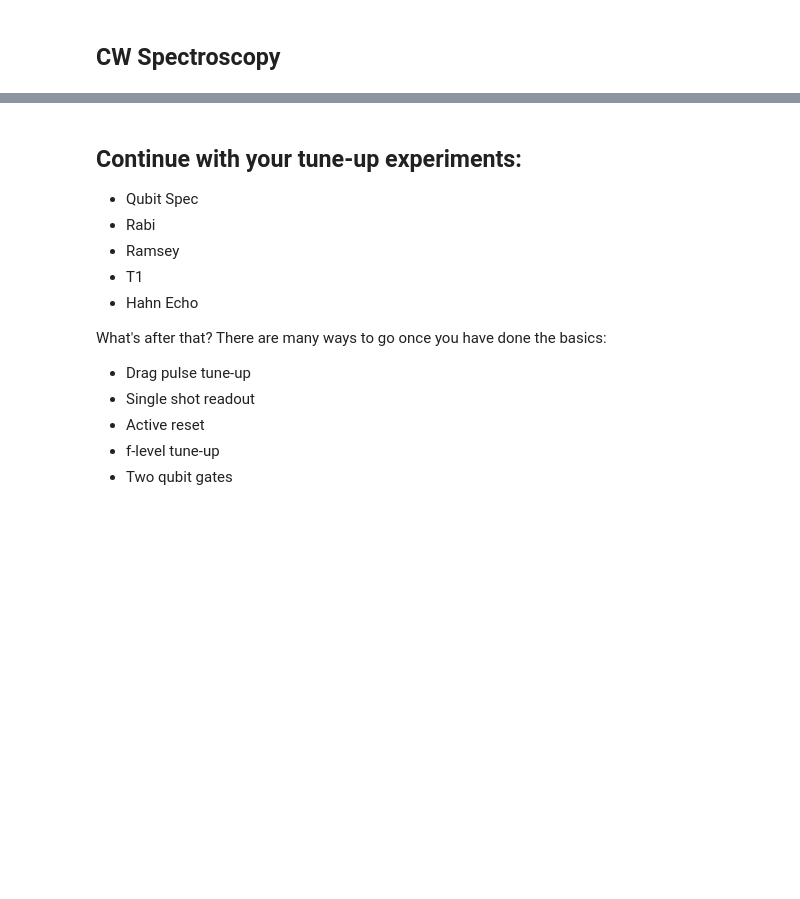
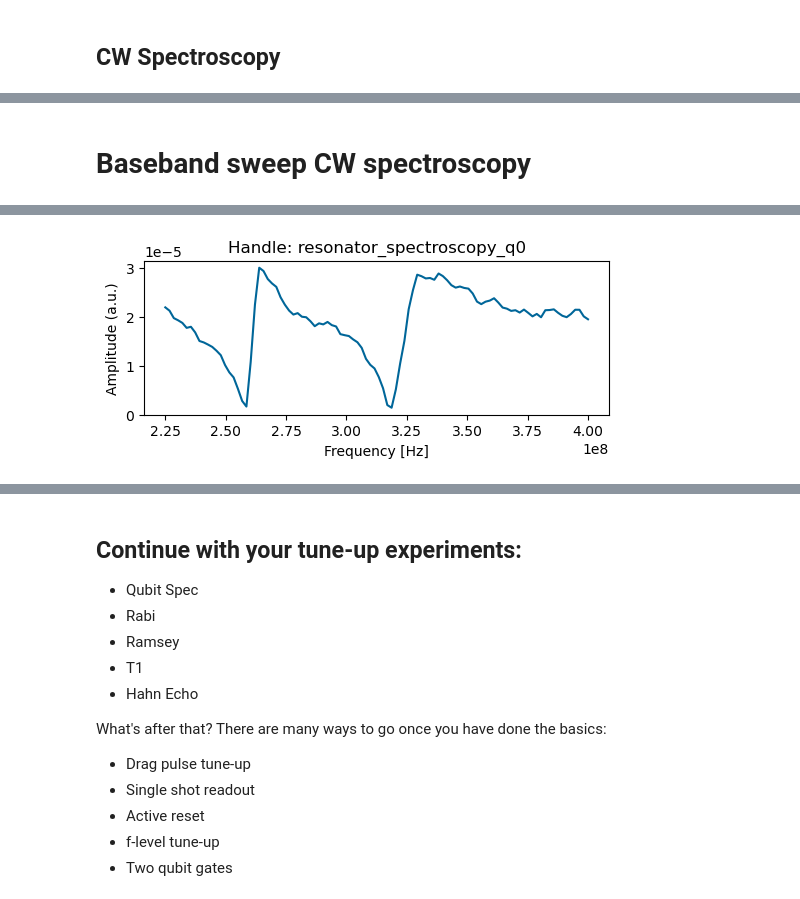
Before and after one commit to ngchihuan/Tune_up_scripts, a Jupyter notebook: Tune_Up_Active_Reset.ipynb, the cells around one changed output, grey strips where cells are left out. Cells and saved outputs as stored; diff of their text form; code cells hidden in the pictures; blank space fills up the shorter version.

```diff
--- a/Tune_Up_Active_Reset.ipynb
+++ b/Tune_Up_Active_Reset.ipynb
@@ -96,7 +128,7 @@ ryaml = YAML()
 # %% [markdown]
 ### Emulation Mode
 # %%
-emulate = True
+emulate = False
 # %% [markdown]
 ### Database Set-up
 # %%
@@ -126,11 +169,3 @@ descriptor = ryaml.load(descriptor_file)
-# %%
-# define the DeviceSetup from descriptor - additionally include information on the dataserver used to connect to the instruments
-demo_setup = DeviceSetup.from_yaml(
-    filepath="./Descriptors/test_descriptor.yaml",
-    server_host="ip_address",
-    server_port="8004",
-    setup_name="test",
-)
 # %% [markdown]
 ### Apply Calibration from File
 # %%
@@ -191,21 +214,9 @@ def integration_kernel(qubit):
 # %% [markdown]
 ## CW Spectroscopy
-# %%
-# define sweep parameter
-def create_freq_sweep(
-    id, start_freq, stop_freq, num_points, axis_name="Frequency [Hz]"
-):
-    return LinearSweepParameter(
-        uid=f"frequency_sweep_{id}",
-        start=start_freq,
-        stop=stop_freq,
-        count=num_points,
-        axis_name=axis_name,
-    )
 # %%
 cw_spectroscopy_exp = resonator_spectroscopy_parallel_CW_full_range(
-    transmon_list[::6],
-    create_freq_sweep("outer", 1e9, 8e9, 8),
+    transmon_list,
+    create_freq_sweep("outer", 6e9, 8e9, 3),
     create_freq_sweep("inner", -500e6, 500e6, 1001),
 )
 
@@ -223,13 +248,16 @@ plt.plot(full_sweep, np.array(flatten([data for data in full_data])))
 # %%
 save_results(demo_results_db, cw_spectroscopy_results, "cw_spec_results", "full_sweep")
+# %% [markdown]
+# Baseband sweep CW spectroscopy
 # %%
 single_cw = resonator_spectroscopy_single(
     transmon_list[0],
-    create_freq_sweep(f"{transmon_list[0].uid}_sweep", 0, 100e6, 1000),
-    measure_range=-10,
-    acquire_range=-10,
-    # set_lo=True,
-    # lo_freq=freq,
+    create_freq_sweep(f"{transmon_list[0].uid}_sweep", 225e6, 400e6, 100),
+    measure_range=-25,
+    acquire_range=-5,
 )
+session.connect(do_emulation=emulate, reset_devices=True)
 compiled_single_cw_spect_exp = session.compile(single_cw)
 cw_spectroscopy_results = session.run(compiled_single_cw_spect_exp)
+plot_results(cw_spectroscopy_results)
+# %% [output]
@@ -235,0 +276 @@ cw_spectroscopy_results = session.run(compiled_single_cw_spect_exp)
+[figure, added]
```
Also changed, not shown: parts of 45 cells of this notebook, 4 other files.
